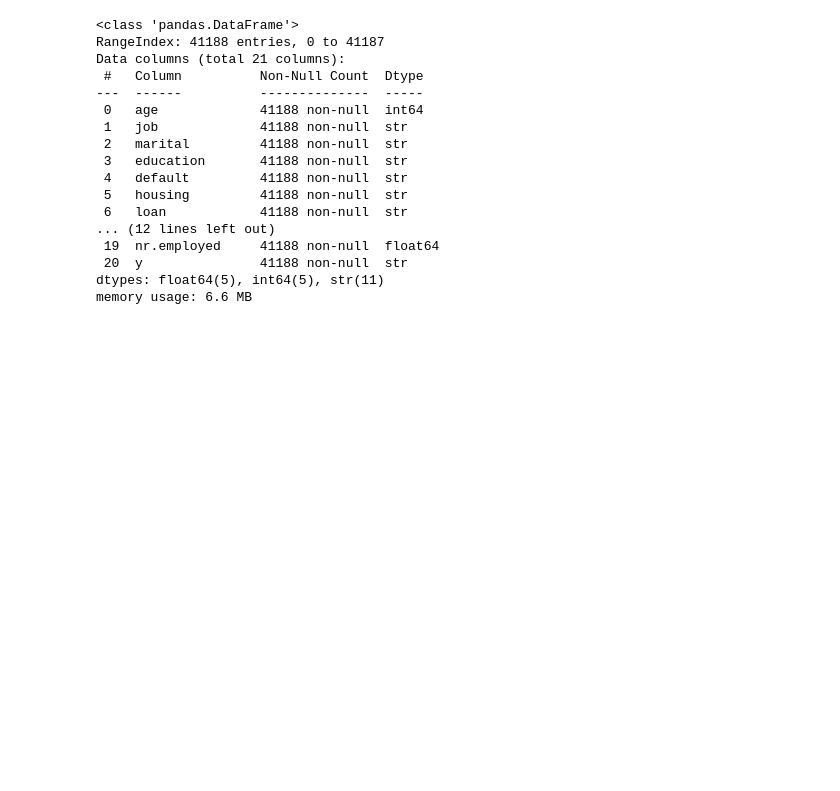
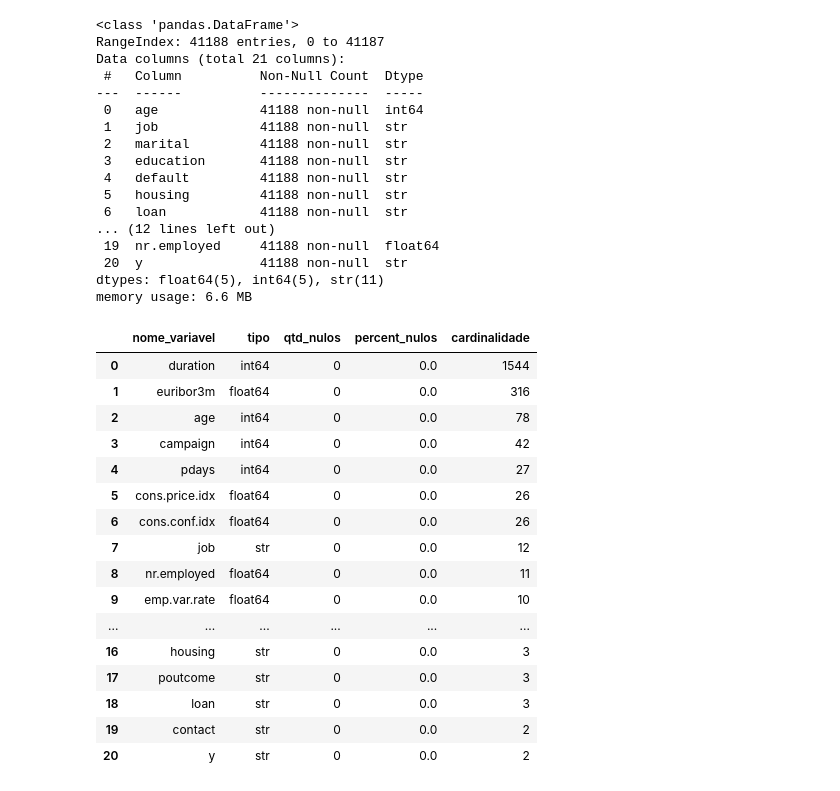
Before and after one commit to Felipeglnd/bank-marketing, a Jupyter notebook: notebooks/01_data-exploration.ipynb, the cells around one changed output. Saved outputs shown, nothing was run; the diff lists cells and outputs as text; code cells hidden in the pictures; blank space fills up the shorter version.

```diff
--- a/notebooks/01_data-exploration.ipynb
+++ b/notebooks/01_data-exploration.ipynb
@@ -71,3 +72,43 @@ Data columns (total 21 columns):
  20  y               41188 non-null  str
 dtypes: float64(5), int64(5), str(11)
 memory usage: 6.6 MB
+# %%
+def visualizar_metadados(df) -> pd.DataFrame:
+    """
+    Função para visualizar Metadados de um Dataframe.
+    return: Tipo, Cardinalidade, Qtd de Nulos e Percent Nulos
+    param: Dataframe fornecido para análise
+    """
+
+    metadata = pd.DataFrame({
+        'nome_variavel': df.columns,
+        'tipo': df.dtypes,
+        'qtd_nulos': df.isnull().sum(),
+        'percent_nulos': round(df.isnull().sum() / len(df) * 100, 2),
+        'cardinalidade': df.nunique()
+    })
+
+    metadata = metadata.sort_values(ascending=False, by='cardinalidade')
+    metadata = metadata.reset_index(drop=True)
+
+    return metadata
+# %%
+visualizar_metadados(df)
+# %% [output]
+|  | nome_variavel | tipo | qtd_nulos | percent_nulos | cardinalidade |
+| 0 | duration | int64 | 0 | 0.0 | 1544 |
+| 1 | euribor3m | float64 | 0 | 0.0 | 316 |
+| 2 | age | int64 | 0 | 0.0 | 78 |
+| 3 | campaign | int64 | 0 | 0.0 | 42 |
+| 4 | pdays | int64 | 0 | 0.0 | 27 |
+| 5 | cons.price.idx | float64 | 0 | 0.0 | 26 |
+| 6 | cons.conf.idx | float64 | 0 | 0.0 | 26 |
+| 7 | job | str | 0 | 0.0 | 12 |
+| 8 | nr.employed | float64 | 0 | 0.0 | 11 |
+| 9 | emp.var.rate | float64 | 0 | 0.0 | 10 |
+| ... | ... | ... | ... | ... | ... |
+| 16 | housing | str | 0 | 0.0 | 3 |
+| 17 | poutcome | str | 0 | 0.0 | 3 |
+| 18 | loan | str | 0 | 0.0 | 3 |
+| 19 | contact | str | 0 | 0.0 | 2 |
+| 20 | y | str | 0 | 0.0 | 2 |
```
Also changed, not shown: parts of 9 cells of this notebook, 2 other files.
